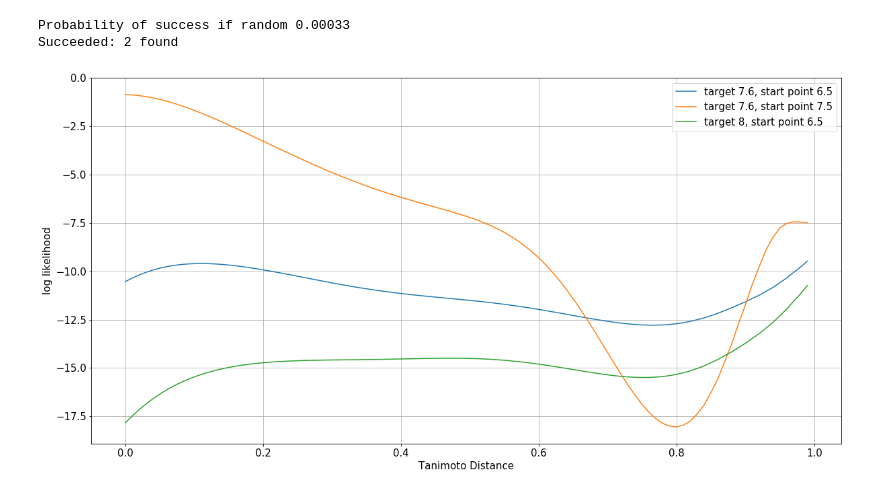
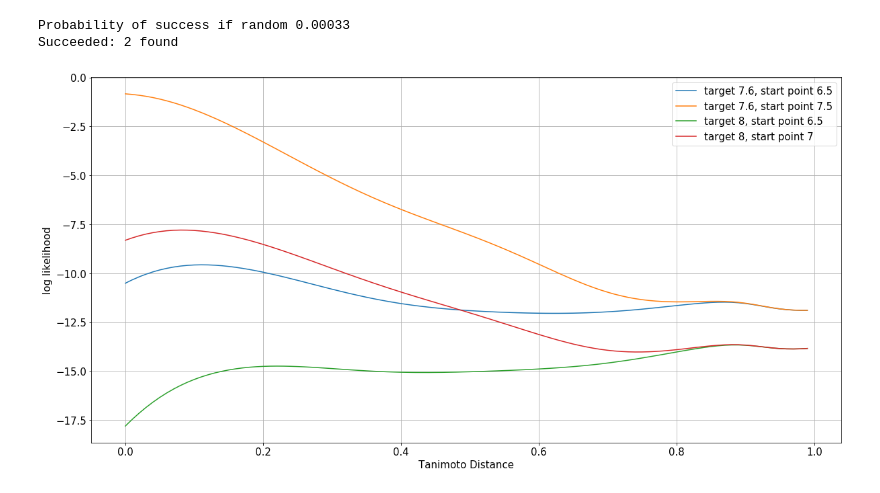
Before and after one commit to owatson/PenalizedPrediction, a Jupyter notebook: MalariaFinal.ipynb, the cells around one changed output. Drawn from its saved outputs; the diff is of its cells as text; code cells hidden in the pictures.

```diff
--- a/MalariaFinal.ipynb
+++ b/MalariaFinal.ipynb
@@ -588,6 +633,9 @@ inactive_level = 3.5
 active_level = np.mean(full_df.POTENCY.values)
 rf_beta = partial(np.interp, xp=np.linspace(0, 1), fp=rfb_spline(np.linspace(0, 1)))
 rdg_beta = partial(np.interp, xp=np.linspace(0, 1), fp=rdg_spline(np.linspace(0, 1)))
+# %%
+rf_beta = partial(np.interp, xp=np.linspace(0, 1), fp=2.2/(1+np.exp(10*(np.linspace(0, 1)**4))))
+rdg_beta = partial(np.interp, xp=np.linspace(0, 1), fp=2/(1+np.exp(7*(np.linspace(0, 1)**3))))
 # %%
 frac_active = partial(np.interp, xp=X_plot[:,0], fp=(fa * np.exp(log_densAA - log_densRAF)).clip(0, 1))
 # %%
@@ -801,13 +849,14 @@ def get_contour_ll_line(target=7.6, start_point=6.5):
 # %%
 d = np.arange(0, 1, 0.01)
 plot(d, get_contour_ll_line(), label='target 7.6, start point 6.5')
 plot(d, get_contour_ll_line(start_point=7.5), label='target 7.6, start point 7.5')
 plot(d, get_contour_ll_line(target=8), label='target 8, start point 6.5')
+plot(d, get_contour_ll_line(target=8, start_point=7), label='target 8, start point 7')
 ylabel('log likelihood')
 xlabel('Tanimoto Distance')
 legend(loc='best')
 savefig("figures/ll_contour_lines.png")
 grid(True)
 # %% [output]
-[figure, old version]
+[figure, new version]
 # %%
```
Also changed, not shown: parts of 40 cells of this notebook.
